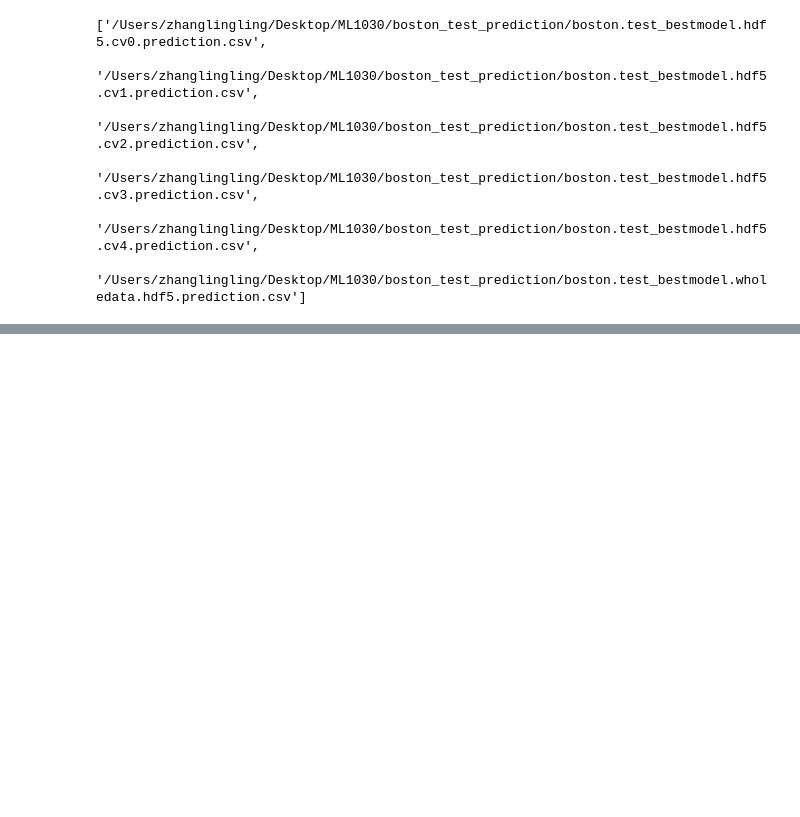
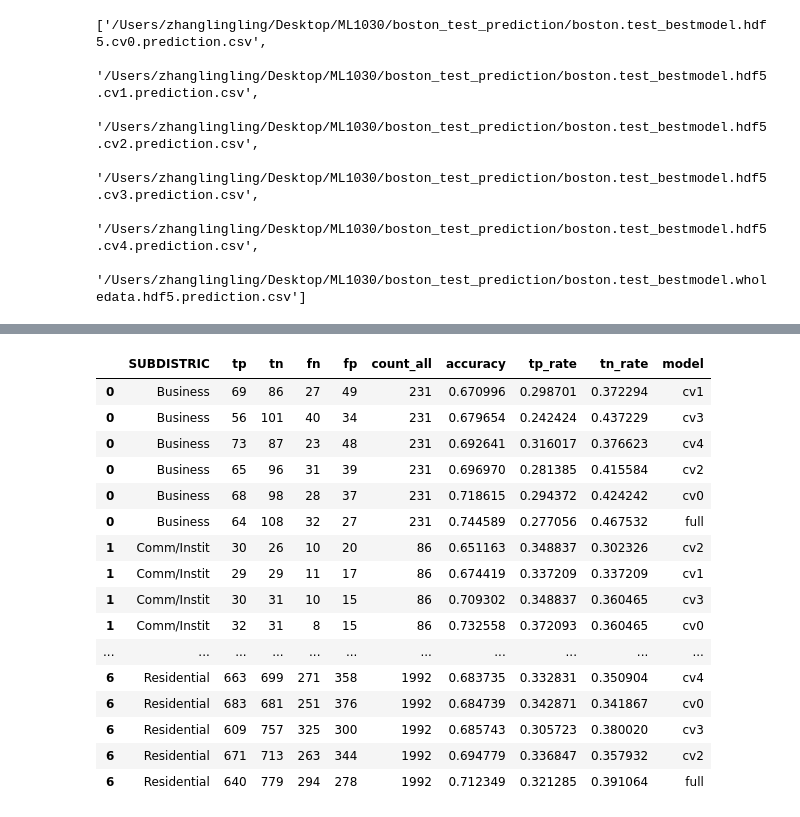
Before and after one commit to littlebeanbean7/Toronto_Streetscore, a Jupyter notebook: code/ensemble.ipynb, the cells around one changed output, grey strips where cells are left out. Cells and saved outputs as stored; diff of their text form; code cells hidden in the pictures; blank space fills up the shorter version.

```diff
--- a/code/ensemble.ipynb
+++ b/code/ensemble.ipynb
@@ -225,0 +602,10 @@ performance_table
+# %%
+test_csv = "/Users/zhanglingling/Desktop/ML1030/us_safety/boston_test_fetched_with_target.csv"
+test_df = pd.read_csv(test_csv)
+test_df = test_df.sort_values("_file")
+test_df = test_df[['_file', 'safety', 'SUBDISTRIC']]
+
+predict_dir = '/Users/zhanglingling/Desktop/ML1030/boston_test_prediction/'
+file_list = list(glob.glob(predict_dir + "*.csv*"))
+file_list.sort()
+file_list
@@ -225,0 +693,32 @@ performance_table
+# %%
+subdistrict_list = []
+for i in range(len(df_list)):
+    subdistrict = subdistrict_conf_matrix(test_df, df_list[i])
+    subdistrict_list.append(subdistrict)
+subdistrict_list[0]['model'] = 'cv0'
+subdistrict_list[1]['model'] = 'cv1'
+subdistrict_list[2]['model'] = 'cv2'
+subdistrict_list[3]['model'] = 'cv3'
+subdistrict_list[4]['model'] = 'cv4'
+subdistrict_list[5]['model'] = 'full'
+# %%
+pd.concat([subdistrict_list[0], subdistrict_list[1], subdistrict_list[2],
+          subdistrict_list[3], subdistrict_list[4], subdistrict_list[5]]).sort_values(by = ['SUBDISTRIC', 'accuracy'])
+# %% [output]
+|  | SUBDISTRIC | tp | tn | fn | fp | count_all | accuracy | tp_rate | tn_rate | model |
+| 0 | Business | 69 | 86 | 27 | 49 | 231 | 0.670996 | 0.298701 | 0.372294 | cv1 |
+| 0 | Business | 56 | 101 | 40 | 34 | 231 | 0.679654 | 0.242424 | 0.437229 | cv3 |
+| 0 | Business | 73 | 87 | 23 | 48 | 231 | 0.692641 | 0.316017 | 0.376623 | cv4 |
+| 0 | Business | 65 | 96 | 31 | 39 | 231 | 0.696970 | 0.281385 | 0.415584 | cv2 |
+| 0 | Business | 68 | 98 | 28 | 37 | 231 | 0.718615 | 0.294372 | 0.424242 | cv0 |
+| 0 | Business | 64 | 108 | 32 | 27 | 231 | 0.744589 | 0.277056 | 0.467532 | full |
+| 1 | Comm/Instit | 30 | 26 | 10 | 20 | 86 | 0.651163 | 0.348837 | 0.302326 | cv2 |
+| 1 | Comm/Instit | 29 | 29 | 11 | 17 | 86 | 0.674419 | 0.337209 | 0.337209 | cv1 |
+| 1 | Comm/Instit | 30 | 31 | 10 | 15 | 86 | 0.709302 | 0.348837 | 0.360465 | cv3 |
+| 1 | Comm/Instit | 32 | 31 | 8 | 15 | 86 | 0.732558 | 0.372093 | 0.360465 | cv0 |
+| ... | ... | ... | ... | ... | ... | ... | ... | ... | ... | ... |
+| 6 | Residential | 663 | 699 | 271 | 358 | 1992 | 0.683735 | 0.332831 | 0.350904 | cv4 |
+| 6 | Residential | 683 | 681 | 251 | 376 | 1992 | 0.684739 | 0.342871 | 0.341867 | cv0 |
+| 6 | Residential | 609 | 757 | 325 | 300 | 1992 | 0.685743 | 0.305723 | 0.380020 | cv3 |
+| 6 | Residential | 671 | 713 | 263 | 344 | 1992 | 0.694779 | 0.336847 | 0.357932 | cv2 |
+| 6 | Residential | 640 | 779 | 294 | 278 | 1992 | 0.712349 | 0.321285 | 0.391064 | full |
```
Also changed, not shown: parts of 77 cells of this notebook.
